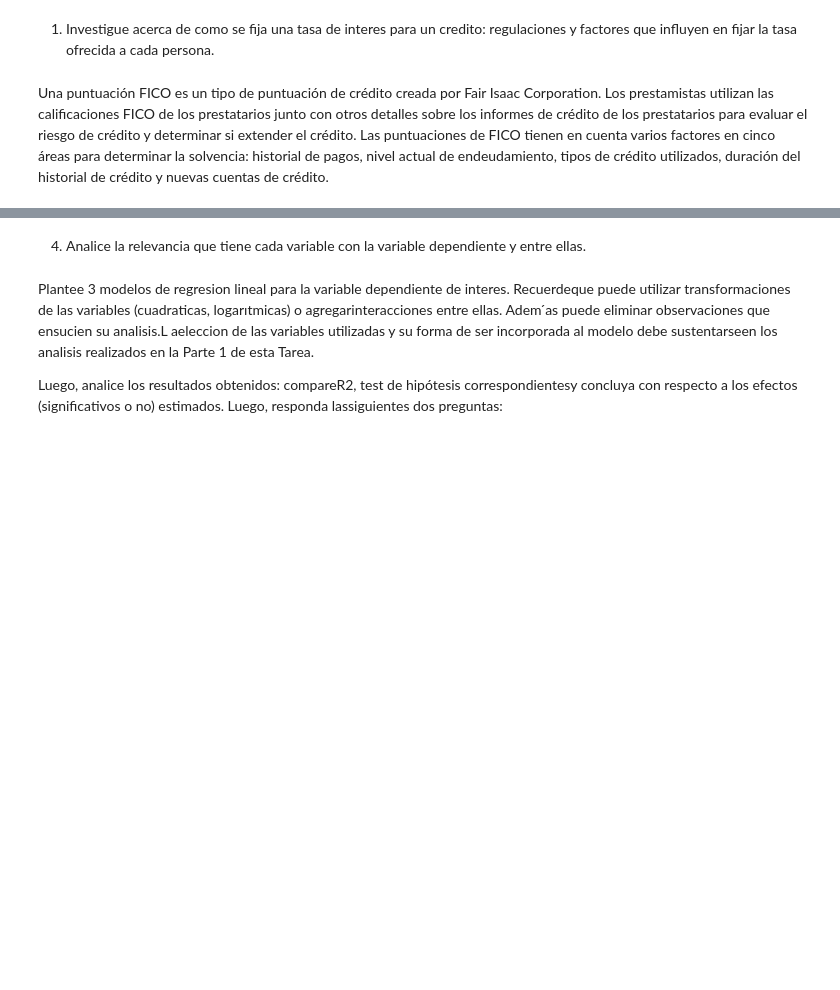
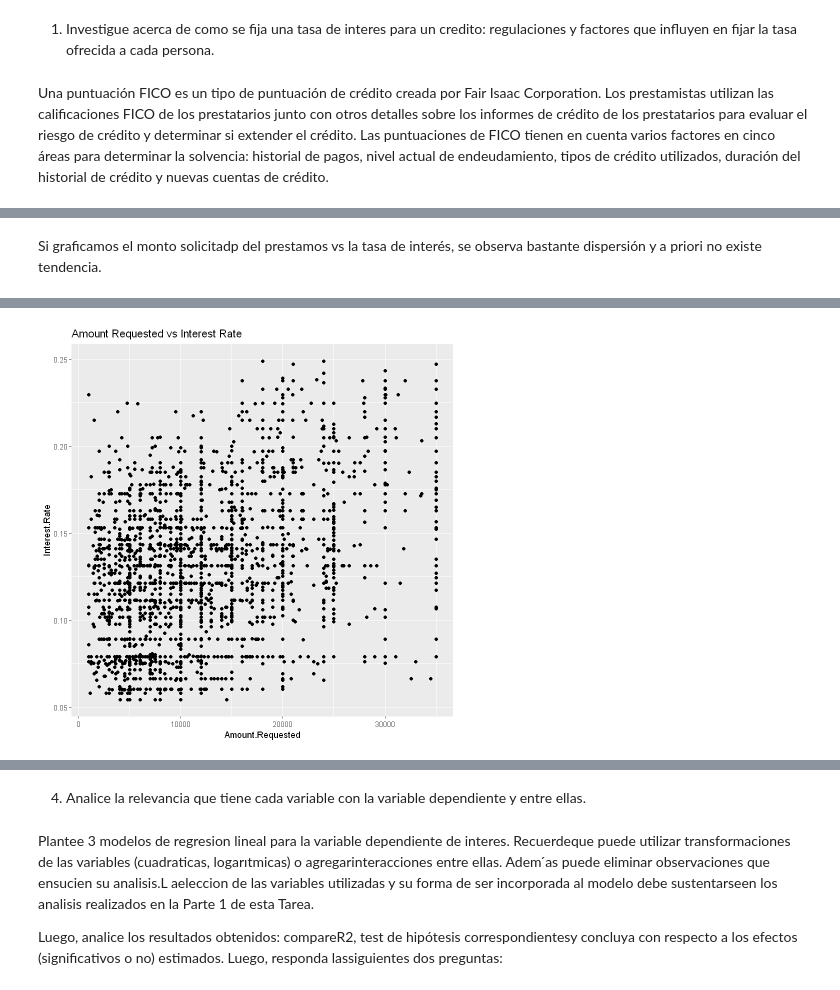
Before and after one commit to SebasUrbina/Tarea2estadistica, a Jupyter notebook: Tarea2_v2.ipynb, the cells around one changed output, grey strips where cells are left out. Drawn from its saved outputs; the diff is of its cells as text; code cells hidden in the pictures; blank space fills up the shorter version.

```diff
--- a/Tarea2_v2.ipynb
+++ b/Tarea2_v2.ipynb
@@ -157,0 +168,6 @@ https://www.investopedia.com/terms/f/ficoscore.asp
+# %% [markdown]
+Si graficamos el monto solicitadp del prestamos vs la tasa de interés, se observa bastante dispersión y a priori no existe tendencia.
+# %%
+g2 <- ggplot(df, aes(x= Amount.Requested , y = Interest.Rate )) + geom_point() + ggtitle('Amount Requested vs Interest Rate')
+g2
+# %% [output]
@@ -157,0 +176 @@ https://www.investopedia.com/terms/f/ficoscore.asp
+[figure, added]
```
Also changed, not shown: parts of 10 cells of this notebook.
